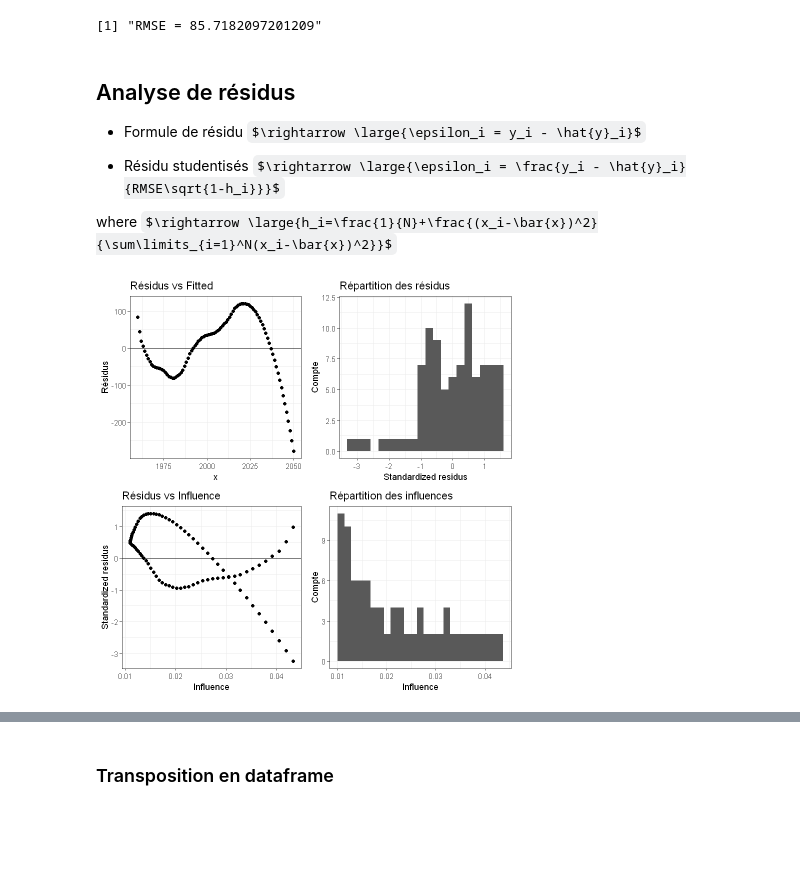
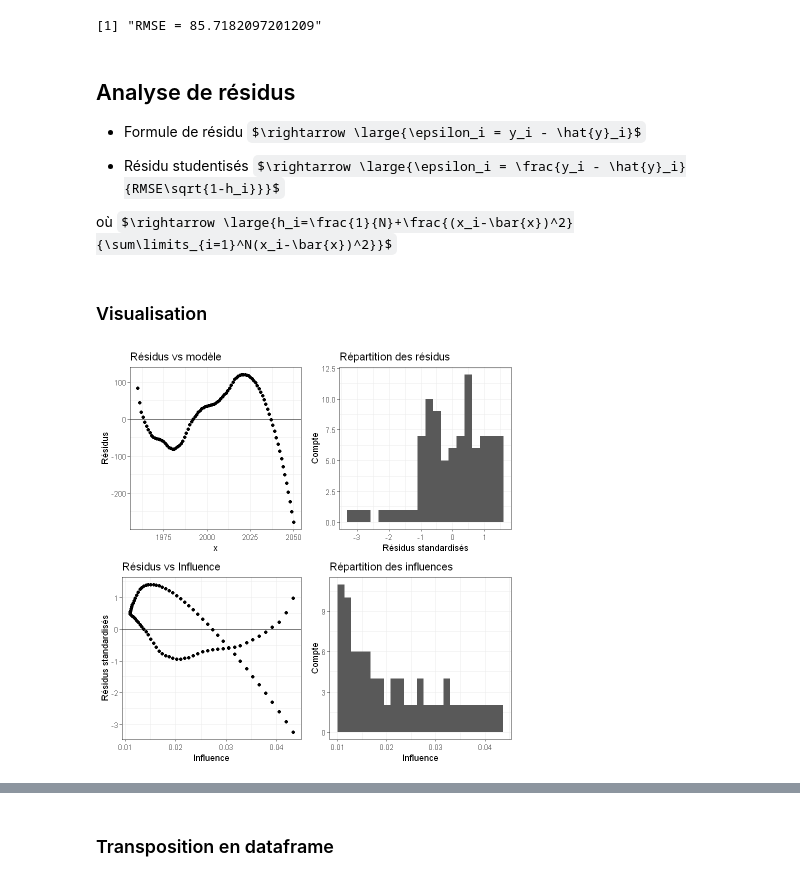
Before and after one commit to saundersp/EtudePopulationMondiale, a Jupyter notebook: Étude de l'évolution de la population mondiale.ipynb, the cells around one changed output, grey strips where cells are left out. Drawn from its saved outputs; the diff is of its cells as text; code cells hidden in the pictures; some formulas as TeX source; blank space fills up the shorter version.

```diff
--- a/Étude de l'évolution de la population mondiale.ipynb
+++ b/Étude de l'évolution de la population mondiale.ipynb
@@ -77,0 +74,6 @@ print(sprintf("Le fichier estim.xlsx posséde %d * %d lignes", ncol(estim), nrow
+# %%
+estim = read.csv("data/data.csv", stringsAsFactors = TRUE)
+estim = estim[-c((nrow(estim) - 4) : nrow(estim)),] # Suppression des filigranes
+colnames(estim)[1] = "Country.Name" # Correction caractère UTF-8
+print(sprintf("Le fichier estim.xlsx possède %d * %d lignes", ncol(estim), nrow(estim)))
+head(estim)
@@ -390,7 +395,7 @@ $\rightarrow \large{\epsilon_i = y_i - \hat{y}_i}$
 - Résidu studentisés
 $\rightarrow \large{\epsilon_i = \frac{y_i - \hat{y}_i}{RMSE\sqrt{1-h_i}}}$
 
-where
+où
 $\rightarrow \large{h_i=\frac{1}{N}+\frac{(x_i-\bar{x})^2}{\sum\limits_{i=1}^N(x_i-\bar{x})^2}}$
 # %%
 x_bar = mean(df$Annee)
@@ -398,37 +403,33 @@ h = 1 / length(df$Annee) + ((df$Annee - x_bar)^2) / sum((df$Annee - x_bar)^2)
 e = (df$Population_mondiale - df$Prediction) / (sqrt(1 - h))
 stde = (df$Population_mondiale - df$Prediction) / (rmse * sqrt(1 - h))
 residus = data.frame(x = df$Annee, "Influence" = h, "Résidus" = e, stde = stde)
+# %% [markdown]
+### Visualisation
 # %%
-rvl = ggplot(residus) +
-geom_point(aes(x = Influence, y = stde)) +
-ylab("Standardized residus") +
-geom_hline(aes(yintercept = 0)) +
-ggtitle("Résidus vs Influence") +
-theme_bw()
+rvl = ggplot(residus) + theme_bw() +
+    geom_point(aes(x = Influence, y = stde)) +
+    ylab("Résidus standardisés") +
+    geom_hline(aes(yintercept = 0)) +
+    ggtitle("Résidus vs Influence")
 
-hist_e = ggplot(residus) +
-geom_histogram(aes(x = stde), bins = 20) +
-xlab("Standardized residus") +
-ylab("Compte") +
-ggtitle("Répartition des résidus") +
-theme_bw()
+hist_e = ggplot(residus) + theme_bw() +
+    geom_histogram(aes(x = stde), bins = 20) +
+    xlab("Résidus standardisés") + ylab("Compte") +
+    ggtitle("Répartition des résidus")
 
-rvf = ggplot(residus) +
-geom_point(aes(x = x, y = Résidus)) +
-geom_hline(aes(yintercept = 0)) +
-ggtitle("Résidus vs Fitted") +
-theme_bw()
+rvf = ggplot(residus) + theme_bw() +
+    geom_point(aes(x = x, y = Résidus)) +
+    geom_hline(aes(yintercept = 0)) +
+    ggtitle("Résidus vs modèle")
 
-hist_l = ggplot(residus) +
-geom_histogram(aes(x = Influence), bins = 25) +
-ylab("Compte") +
-xlab("Influence") +
-ggtitle("Répartition des influences") +
-theme_bw()
+hist_l = ggplot(residus) + theme_bw() +
+    geom_histogram(aes(x = Influence), bins = 25) +
+    ylab("Compte") + xlab("Influence") +
+    ggtitle("Répartition des influences")
 
 grid.arrange(rvf, hist_e, rvl, hist_l)
 # %% [output]
-[figure, old version]
+[figure, new version]
 # %% [markdown]
 ## La moyenne de la population a augmenté entre $[1960, 2010]$ et $[2011, 2017]$ (Hypothèse 2)
 
```
Also changed, not shown: parts of 41 cells of this notebook, 5 other files.
